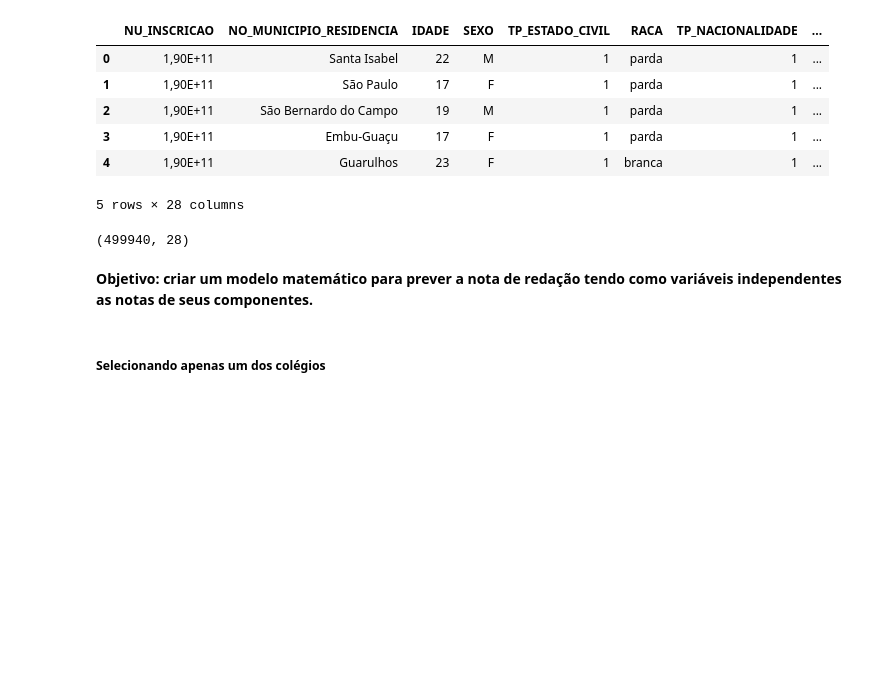
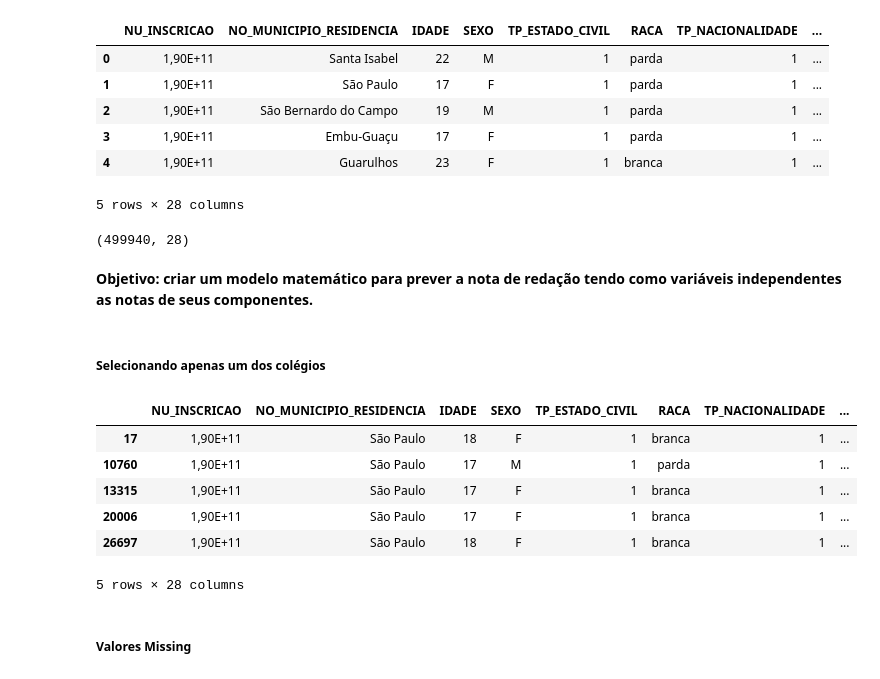
Before and after one commit to MaxVieiraSantiago/Machine-Learning-Algorithms, a Jupyter notebook: Linear Regression/Regressão_Vetorial_Suporte.ipynb, the cells around one changed output. Cells and saved outputs as stored; diff of their text form; code cells hidden in the pictures; blank space fills up the shorter version.

```diff
--- a/Linear Regression/Regressão_Vetorial_Suporte.ipynb
+++ b/Linear Regression/Regressão_Vetorial_Suporte.ipynb
@@ -129,3 +129,15 @@ enem.shape
 **Objetivo: criar um modelo matemático para prever a nota de redação tendo como variáveis independentes as notas de seus componentes.**
 # %% [markdown]
 ##### **Selecionando apenas um dos colégios**
+# %%
+colegiox = enem.loc[ enem['CO_ESCOLA'] == 35132287 ]
+# %%
+colegiox.head()
+# %% [output]
+|  | NU_INSCRICAO | NO_MUNICIPIO_RESIDENCIA | IDADE | SEXO | TP_ESTADO_CIVIL | RACA | TP_NACIONALIDADE | ... |
+| 17 | 1,90E+11 | São Paulo | 18 | F | 1 | branca | 1 | ... |
+| 10760 | 1,90E+11 | São Paulo | 17 | M | 1 | parda | 1 | ... |
+| 13315 | 1,90E+11 | São Paulo | 17 | F | 1 | branca | 1 | ... |
+| 20006 | 1,90E+11 | São Paulo | 17 | F | 1 | branca | 1 | ... |
+| 26697 | 1,90E+11 | São Paulo | 18 | F | 1 | branca | 1 | ... |
+5 rows × 28 columns
@@ -131,0 +146,2 @@ enem.shape
+# %% [markdown]
+##### **Valores Missing**
```
Also changed, not shown: parts of 13 cells of this notebook.
